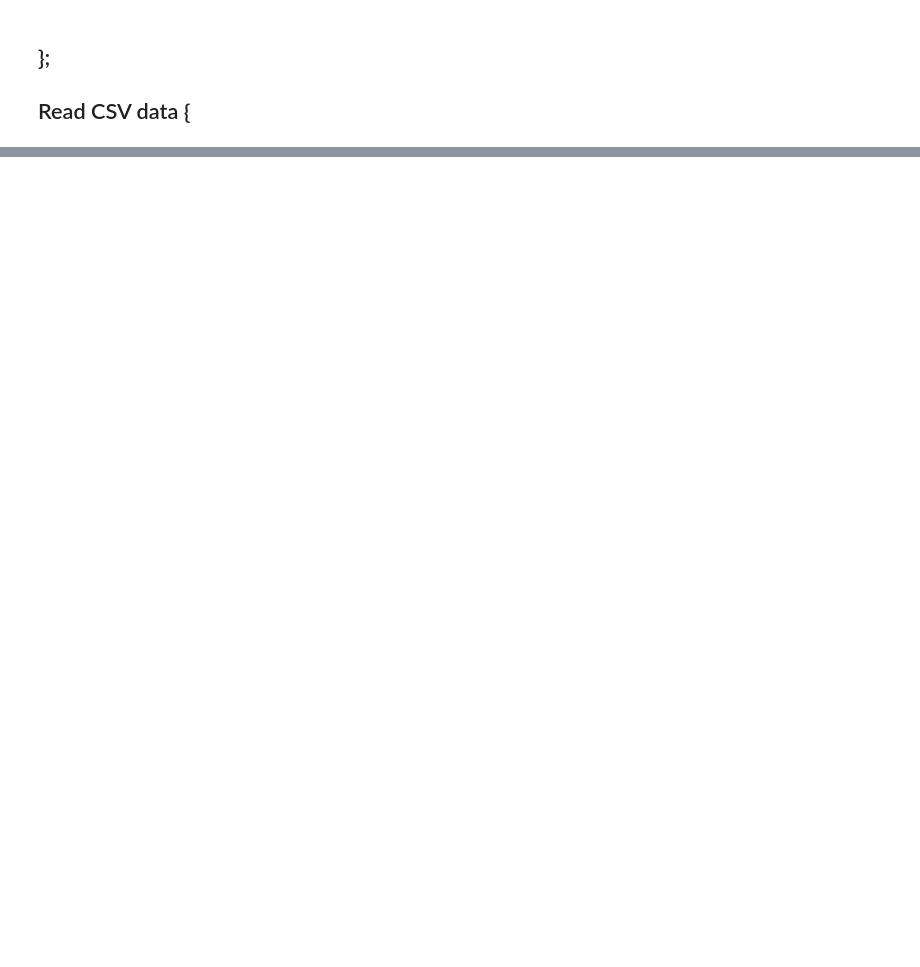
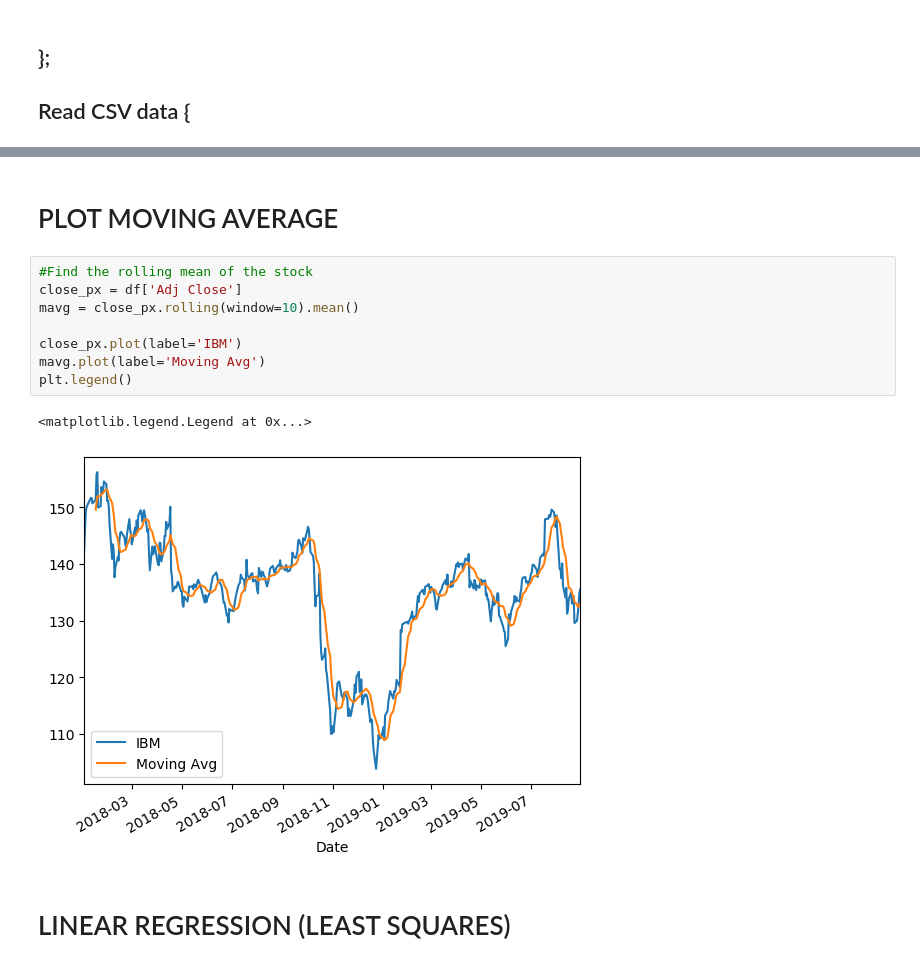
Before and after one commit to dctec/mlc, a Jupyter notebook: week2/StockPrediction/Homework2.ipynb, the cells around one changed output, grey strips where cells are left out. Saved outputs shown, nothing was run; the diff lists cells and outputs as text; blank space fills up the shorter version.

Commit message:
Linear Regression

```diff
--- a/week2/StockPrediction/Homework2.ipynb
+++ b/week2/StockPrediction/Homework2.ipynb
@@ -339,0 +116,15 @@ new_data.drop('Elapsed', axis=1, inplace=True)  #elapsed will be the time stamp
+# %% [markdown]
+# PLOT MOVING AVERAGE
+# %%
+#Find the rolling mean of the stock
+close_px = df['Adj Close']
+mavg = close_px.rolling(window=10).mean()
+
+close_px.plot(label='IBM')
+mavg.plot(label='Moving Avg')
+plt.legend()
+# %% [output]
+<matplotlib.legend.Legend at 0x...>
+[figure, added]
+# %% [markdown]
+# LINEAR REGRESSION (LEAST SQUARES)
```
Also changed, not shown: parts of 35 cells of this notebook.
